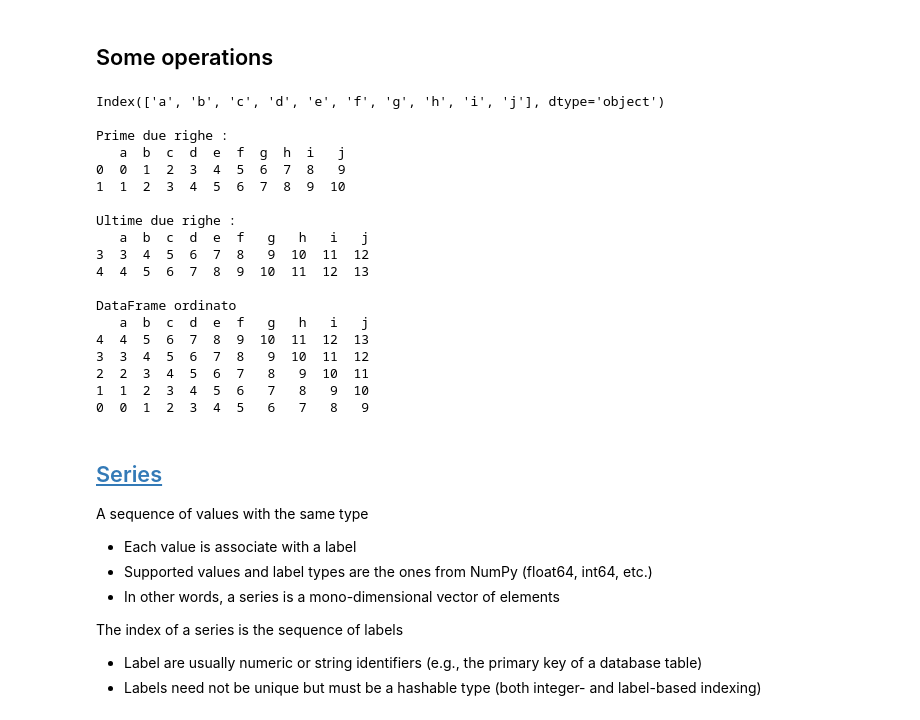
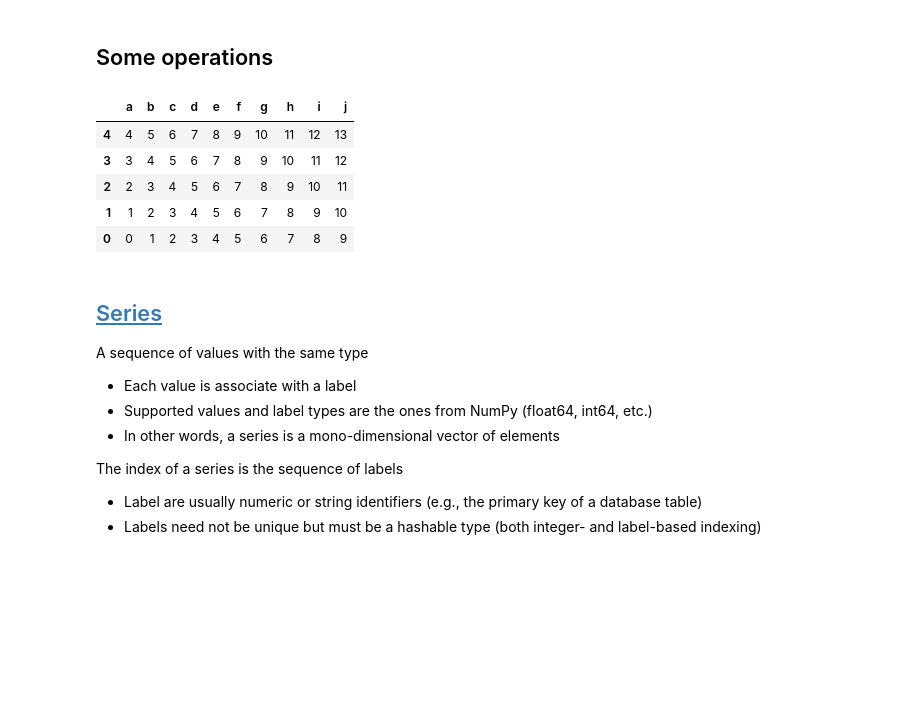
Before and after one commit to gabbosanti/machine-learning-lab, a Jupyter notebook: slides/lab-01-dataunderstanding.ipynb, the cells around one changed output. Cells and saved outputs as stored; diff of their text form; code cells hidden in the pictures; blank space fills up the shorter version.

```diff
--- a/slides/lab-01-dataunderstanding.ipynb
+++ b/slides/lab-01-dataunderstanding.ipynb
@@ -55,12 +55,9 @@ import matplotlib.pyplot as plt  # plots
 - Can be thought of as a dict-like container for Series objects.
 # %%
 # create a numeric dataframe/table
-df = pd.DataFrame(
-    [[i + j for i in range(10)] for j in range(5)],
-    index=[i for i in range(5)],
-    columns=list('abcdefghij')
-)
-
+df = pd.DataFrame([[i + j for i in range(10)] for j in range(5)],
+                  index=[i for i in range(5)],
+                  columns=list('abcdefghij'))
 df
 # %% [output]
 |  | a | b | c | d | e | f | g | h | i | j |
@@ -73,36 +70,20 @@ df
 ## Some operations
 # %%
 # Get the headers (i.e., the column names)
-print(df.columns)
-print("\nPrime due righe :")
+df.columns
 # Get just the first two rows
-print(df.head(2))
-print("\nUltime due righe :")
+df.head(2)
 # Get just the last two rows
-print(df.tail(2))
-print("\nDataFrame ordinato")
+df.tail(2)
 # Sort the dataframe by columns
-print(df.sort_values(by=['a', 'b'], ascending=[False, True]))
+df.sort_values(by=['a', 'b'], ascending=[False, True])
 # %% [output]
-Index(['a', 'b', 'c', 'd', 'e', 'f', 'g', 'h', 'i', 'j'], dtype='object')
-
-Prime due righe :
-   a  b  c  d  e  f  g  h  i   j
-0  0  1  2  3  4  5  6  7  8   9
-1  1  2  3  4  5  6  7  8  9  10
-
-Ultime due righe :
-   a  b  c  d  e  f   g   h   i   j
-3  3  4  5  6  7  8   9  10  11  12
-4  4  5  6  7  8  9  10  11  12  13
-
-DataFrame ordinato
-   a  b  c  d  e  f   g   h   i   j
-4  4  5  6  7  8  9  10  11  12  13
-3  3  4  5  6  7  8   9  10  11  12
-2  2  3  4  5  6  7   8   9  10  11
-1  1  2  3  4  5  6   7   8   9  10
-0  0  1  2  3  4  5   6   7   8   9
+|  | a | b | c | d | e | f | g | h | i | j |
+| 4 | 4 | 5 | 6 | 7 | 8 | 9 | 10 | 11 | 12 | 13 |
+| 3 | 3 | 4 | 5 | 6 | 7 | 8 | 9 | 10 | 11 | 12 |
+| 2 | 2 | 3 | 4 | 5 | 6 | 7 | 8 | 9 | 10 | 11 |
+| 1 | 1 | 2 | 3 | 4 | 5 | 6 | 7 | 8 | 9 | 10 |
+| 0 | 0 | 1 | 2 | 3 | 4 | 5 | 6 | 7 | 8 | 9 |
 # %% [markdown]
 ## [Series](https://pandas.pydata.org/docs/reference/api/pandas.Series.html)
 
```
Also changed, not shown: parts of 8 cells of this notebook.
